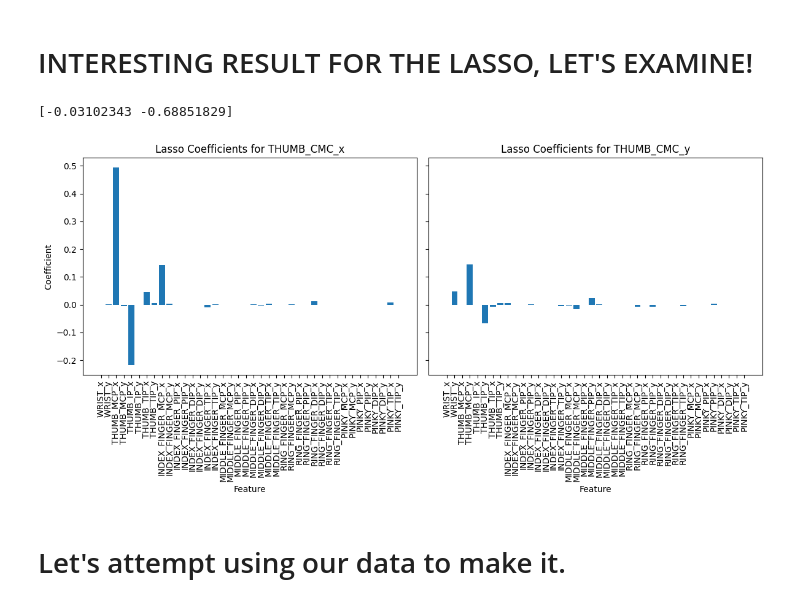
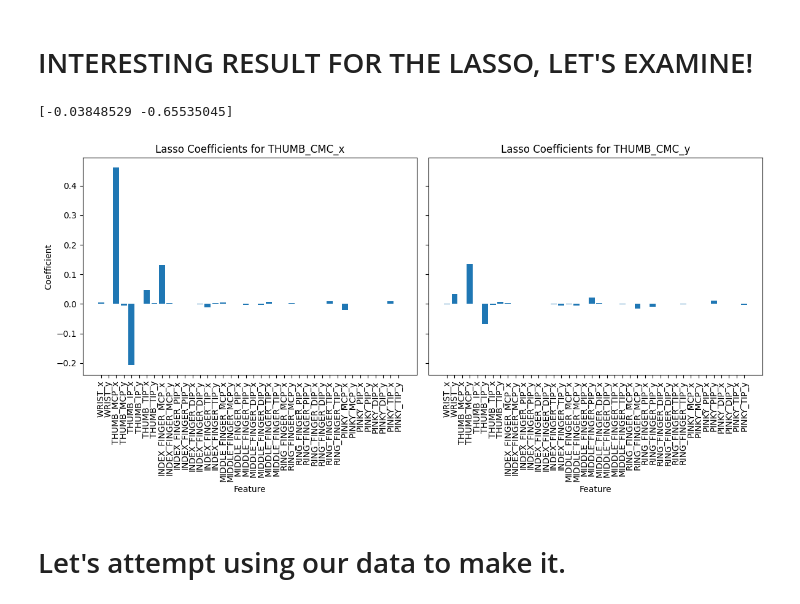
Before and after one commit to MarekTran/hypothenar-inferrence, a Jupyter notebook: main.ipynb, the cells around one changed output. Saved outputs shown, nothing was run; the diff lists cells and outputs as text; code cells hidden in the pictures.

```diff
--- a/main.ipynb
+++ b/main.ipynb
@@ -813,9 +831,21 @@ additional_tests = {
 }
 # %%
 from sklearn.model_selection import KFold
+from sklearn.metrics import r2_score
+from skopt.space import Real, Integer, Categorical
+from skopt import BayesSearchCV
+from sklearn.model_selection import RandomizedSearchCV
+
 njobs = 14
-X_train_tuning = X_train.sample(frac=0.33, random_state=seed)
+X_train_tuning = X_train.sample(frac=0.2, random_state=seed)
 y_train_tuning = y_train.loc[X_train_tuning.index]
+
+# Print
+print("X_train_tuning:", len(X_train_tuning))
 
 number_of_folds = 3
 kf = KFold(n_splits=number_of_folds, shuffle=False)
+
+# Make output dir if it does not exist
+if not os.path.exists('output'):
+    os.makedirs('output')
@@ -1219,0 +1176,7 @@ Evaluation Set Score (Custom Data): 0.3401620205513514
+# %%
+if os.path.isfile('output/thumbless_lasso_bayes_opt.pkl'):
+    # load
+    with open('output/thumbless_lasso_bayes_opt.pkl', 'rb') as f:
+        thumbless_lasso_opt = pickle.load(f)
+else:
+    thumbless_lasso_opt.fit(X_train_tuning_thumbless, y_train_tuning)
@@ -1576,0 +1595,19 @@ total_results = evaluation_pipeline(X_train=X_train, y_train=y_train,
+# %%
+# with open('output/data_random.pkl', 'rb') as f:
+#     data_random = pickle.load(f)
+# if data_random is None:
+#     sizes_to_do = sizes
+# else:
+#     sizes_to_do = sizes[len(data_random['Schemkes']['R2']):]
+# sizes_to_do = sizes
+# print(f"Starting with {sizes_to_do}")
+# total_results_random = evaluation_pipeline(X_train=X_train, y_train=y_train,
+#                                     X_test=X_test, y_test=y_test,
+#                                     X_eval=X_custom_eval, y_eval=y_custom_eval,
+#                                     models=tuned_models, model_names=tuned_models_names,
+#                                     training_sizes=sizes_to_do, additional_test_sets=additional_tests ,output_dir='output', subsample="random")
+
+# total_results_random = append_dictionaries(data_random, total_results_random)
+
+with open('output/data_random.pkl', 'rb') as f:
+    data_random = pickle.load(f)
@@ -1697,35 +1883,35 @@ FINISHED
 # %%
 # Load
 best_lasso_model = None
-with open("output/Lasso/Lasso_interleave_16447.pkl", "rb") as file:
+with open("output/Lasso/Lasso_random_57837.pkl", "rb") as file:
     best_lasso_model = pickle.load(file)
 
 print(best_lasso_model.named_steps['lasso'].intercept_)
 
 # Create subplots
 fig, axes = plt.subplots(1, 2, figsize=(12, 6), sharey=True)
 
 # Plot first bar chart
 axes[0].bar(flattened_hand_keypoints_no_thumb_CMC, best_lasso_model.named_steps['lasso'].coef_[0])
 axes[0].set_xticks(range(len(flattened_hand_keypoints_no_thumb_CMC)))
 axes[0].set_xticklabels(flattened_hand_keypoints_no_thumb_CMC, rotation=90)
 axes[0].set_xlabel('Feature')
 axes[0].set_ylabel('Coefficient')
 axes[0].set_title('Lasso Coefficients for THUMB_CMC_x')
 
 # Plot second bar chart
 axes[1].bar(flattened_hand_keypoints_no_thumb_CMC, best_lasso_model.named_steps['lasso'].coef_[1])
 axes[1].set_xticks(range(len(flattened_hand_keypoints_no_thumb_CMC)))
 axes[1].set_xticklabels(flattened_hand_keypoints_no_thumb_CMC, rotation=90)
 axes[1].set_xlabel('Feature')
 axes[1].set_title('Lasso Coefficients for THUMB_CMC_y')
 
 # Adjust layout
 plt.tight_layout()
 plt.show()
 # %% [output]
-[-0.03102343 -0.68851829]
+[-0.03848529 -0.65535045]
-[figure, old version]
+[figure, new version]
 # %% [markdown]
 # Let's attempt using our data to make it.
 # %%
```
Also changed, not shown: parts of 55 cells of this notebook, 3 other files.
